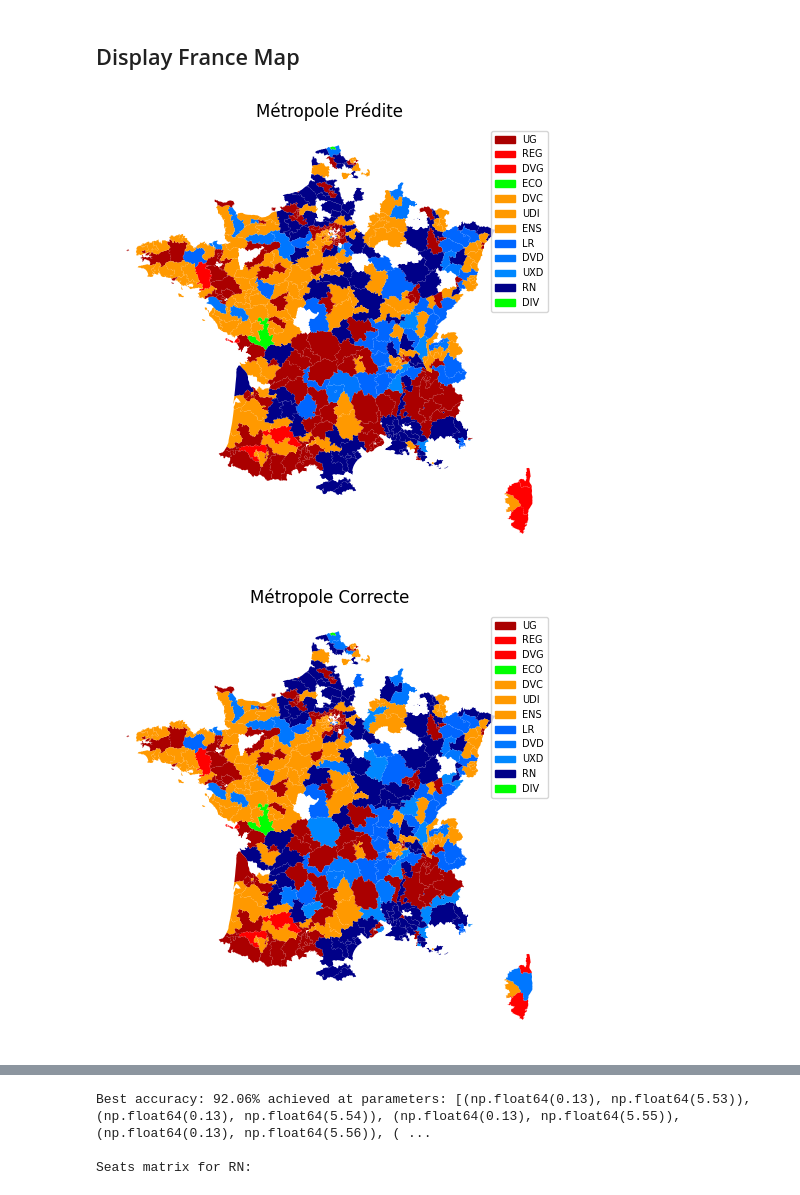
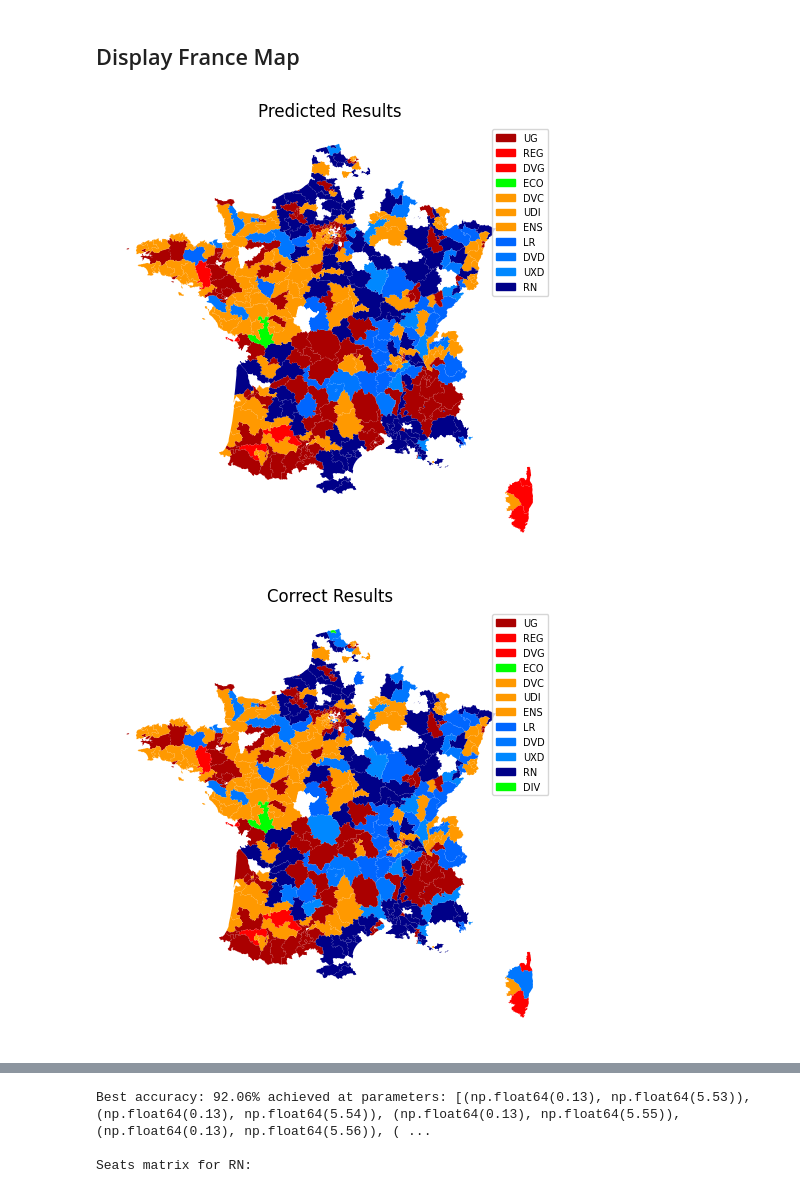
Before and after one commit to tomasoignons/legislatives-predictions, a Jupyter notebook: main.ipynb, the cells around one changed output, grey strips where cells are left out. Drawn from its saved outputs; the diff is of its cells as text; code cells hidden in the pictures.

```diff
--- a/main.ipynb
+++ b/main.ipynb
@@ -4,10 +4,10 @@ import matplotlib.pyplot as plt
 import numpy as np
 # %%
 # load the data
-resultats_1 = pd.read_excel("./data/resultats_circonscription_tour_1_ug_specified.xlsx")
-resultats_2 = pd.read_excel("./data/resultats_circonscription_tour_2_ug_specified.xlsx")
+resultats_1 = pd.read_excel("./data/resultats_circonscription_tour_1.xlsx")
+resultats_2 = pd.read_excel("./data/resultats_circonscription_tour_2.xlsx")
 candidats_1 = pd.read_excel("./data/candidatures_tour_1.xlsx")
-candidats_2 = pd.read_excel("./data/candidatures_tour_2_ug_specified.xlsx")
+candidats_2 = pd.read_excel("./data/candidatures_tour_2.xlsx")
 
 political_views = pd.read_csv("./data/1999-2024_CHES_dataset_means.csv")
 # %%
@@ -26,7 +26,8 @@ resultats_2 = resultats_2[~resultats_2['Code département'].isin(outre_mer_codes
 
 # get only the politicals view for France in 2024
 political_views = political_views[political_views["country"] == 6]
-political_views = political_views[political_views["electionyear"] == 2024]
+print(political_views["electionyear"].unique())
+political_views = political_views[political_views["electionyear"] == 2017]
 
 # keep only the columns without NaN values
 political_views = political_views.dropna(axis=1)
@@ -133,14 +136,14 @@ MAPPING_PARTI_CATEGORIES = {
     "EXG" : "UG",
     "RDG" : "UG",
     "PCF" : "UG",
-    "FI" : "UG",
+    "FI" : "FI",
 
     "NUP" : "UG",
     "UG" : "UG",
     "ECO" : "UG",
     "EELV" : "UG",
     "DVG" : "UG",
-    "PS" : "UG",
+    "PS" : "PS",
     "SOC" : "UG",
     "PS-PP hors NFP": "PS",
     "Les VERTS-NFP" : "LE/EELV",
@@ -349,6 +335,6 @@ EELV gives 97.7% to PS and 2.3% to RN
 # %%
 delta = 0.200 # how much you want to penalize distance (the higher, the more you penalize distance)
-bonus_sortant = 1.00
+bonus_sortant = delta * 2.5
 
 def get_predictions_2(resultats_circ, candidats_circ, delta=delta, bonus_sortant=bonus_sortant):
     dict_nuance_votes_1 = {}
@@ -656,11 +642,11 @@ def plot_map_france(df_winner, gdf, title):
     plt.tight_layout()
     plt.show()
 # %%
-plot_map_france(dataframe_predictions.rename(columns={"id_circ": "id_circ", "predicted_winner": "Winner"}), gdf, "Métropole Prédite")
-plot_map_france(dataframe_predictions.rename(columns={"id_circ": "id_circ", "correct_winner": "Winner"}), gdf, "Métropole Correcte")
+plot_map_france(dataframe_predictions.rename(columns={"id_circ": "id_circ", "predicted_winner": "Winner"}), gdf, "Predicted Results")
+plot_map_france(dataframe_predictions.rename(columns={"id_circ": "id_circ", "correct_winner": "Winner"}), gdf, "Correct Results")
 # %% [output]
-[figure, old version]
+[figure, new version]
-[figure, old version]
+[figure, new version]
 # %%
 import itertools
 import pandas as pd
```
Also changed, not shown: parts of 9 cells of this notebook, 4 other files.
